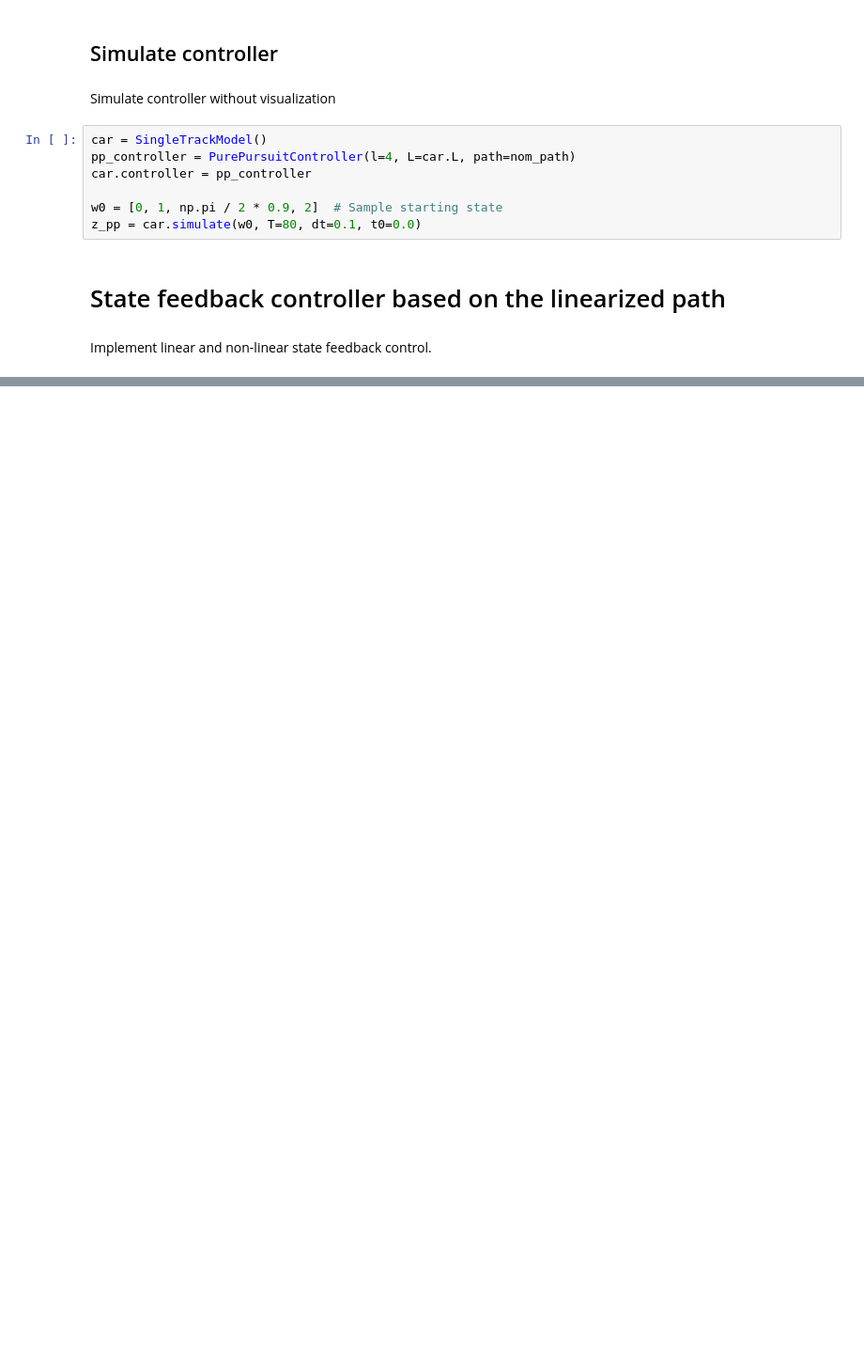
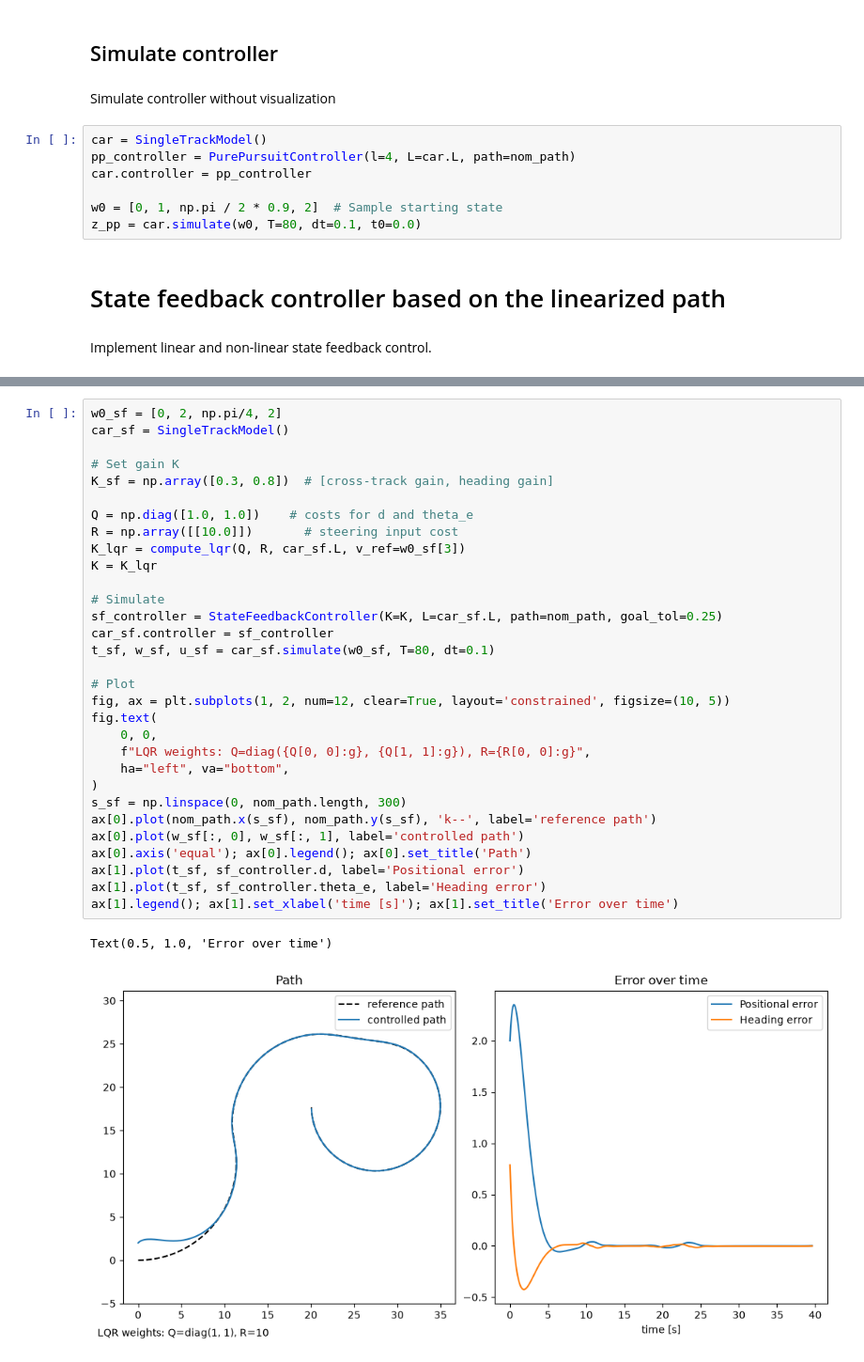
Before and after one commit to SoshyantYoussefi/Autonomous-Vehicles, a Jupyter notebook: HI3-Vehicle_motion_control/python/main.ipynb, the cells around one changed output, grey strips where cells are left out. Shown at 94% size. Drawn from its saved outputs; the diff is of its cells as text; blank space fills up the shorter version.

```diff
--- a/HI3-Vehicle_motion_control/python/main.ipynb
+++ b/HI3-Vehicle_motion_control/python/main.ipynb
@@ -286,0 +315,34 @@ class StateFeedbackController(ControllerBase):
+# %%
+w0_sf = [0, 2, np.pi/4, 2]
+car_sf = SingleTrackModel()
+
+# Set gain K
+K_sf = np.array([0.3, 0.8])  # [cross-track gain, heading gain]
+
+Q = np.diag([1.0, 1.0])    # costs for d and theta_e
+R = np.array([[10.0]])       # steering input cost
+K_lqr = compute_lqr(Q, R, car_sf.L, v_ref=w0_sf[3])
+K = K_lqr
+
+# Simulate
+sf_controller = StateFeedbackController(K=K, L=car_sf.L, path=nom_path, goal_tol=0.25)
+car_sf.controller = sf_controller
+t_sf, w_sf, u_sf = car_sf.simulate(w0_sf, T=80, dt=0.1)
+
+# Plot
+fig, ax = plt.subplots(1, 2, num=12, clear=True, layout='constrained', figsize=(10, 5))
+fig.text(
+    0, 0,
+    f"LQR weights: Q=diag({Q[0, 0]:g}, {Q[1, 1]:g}), R={R[0, 0]:g}",
+    ha="left", va="bottom",
+)
+s_sf = np.linspace(0, nom_path.length, 300)
+ax[0].plot(nom_path.x(s_sf), nom_path.y(s_sf), 'k--', label='reference path')
+ax[0].plot(w_sf[:, 0], w_sf[:, 1], label='controlled path')
+ax[0].axis('equal'); ax[0].legend(); ax[0].set_title('Path')
+ax[1].plot(t_sf, sf_controller.d, label='Positional error')
+ax[1].plot(t_sf, sf_controller.theta_e, label='Heading error')
+ax[1].legend(); ax[1].set_xlabel('time [s]'); ax[1].set_title('Error over time')
+# %% [output]
+Text(0.5, 1.0, 'Error over time')
+[figure, added]
```
Also changed, not shown: parts of 3 cells of this notebook, 8 other files.
